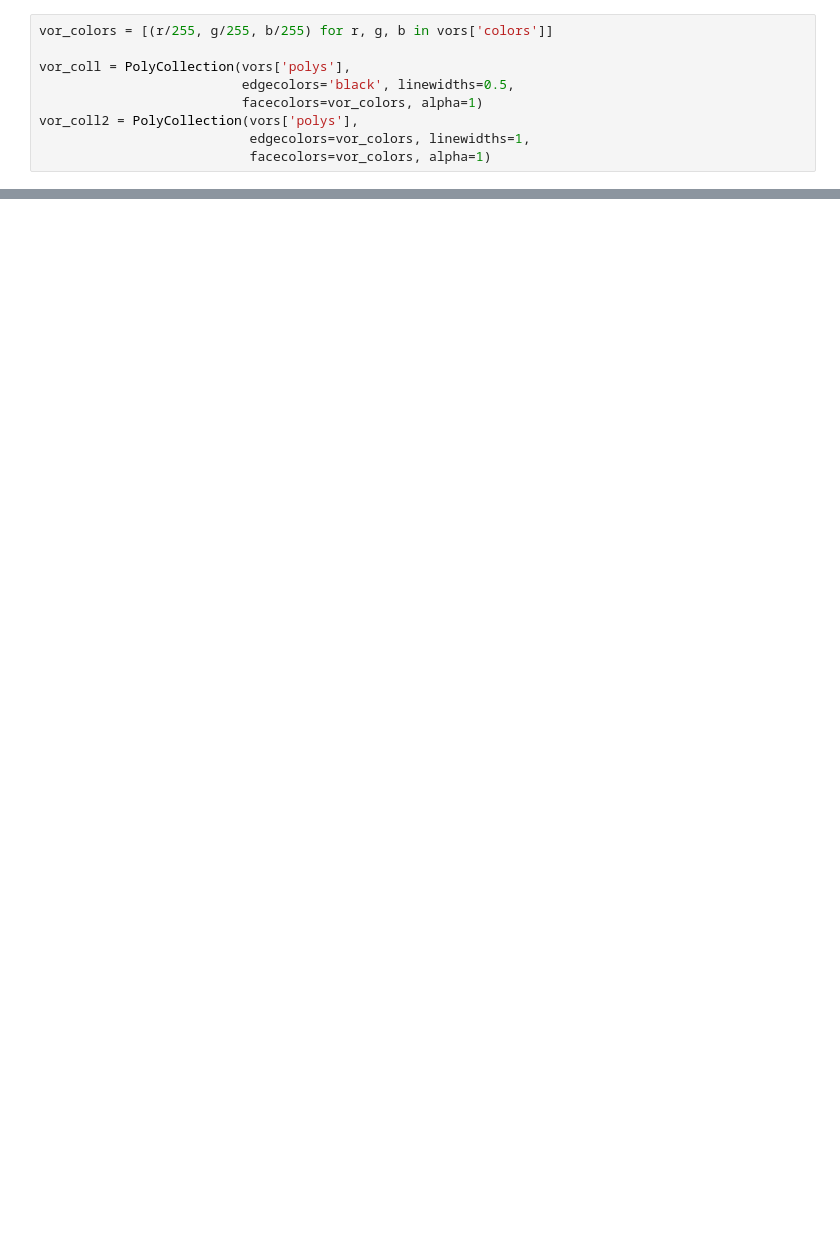
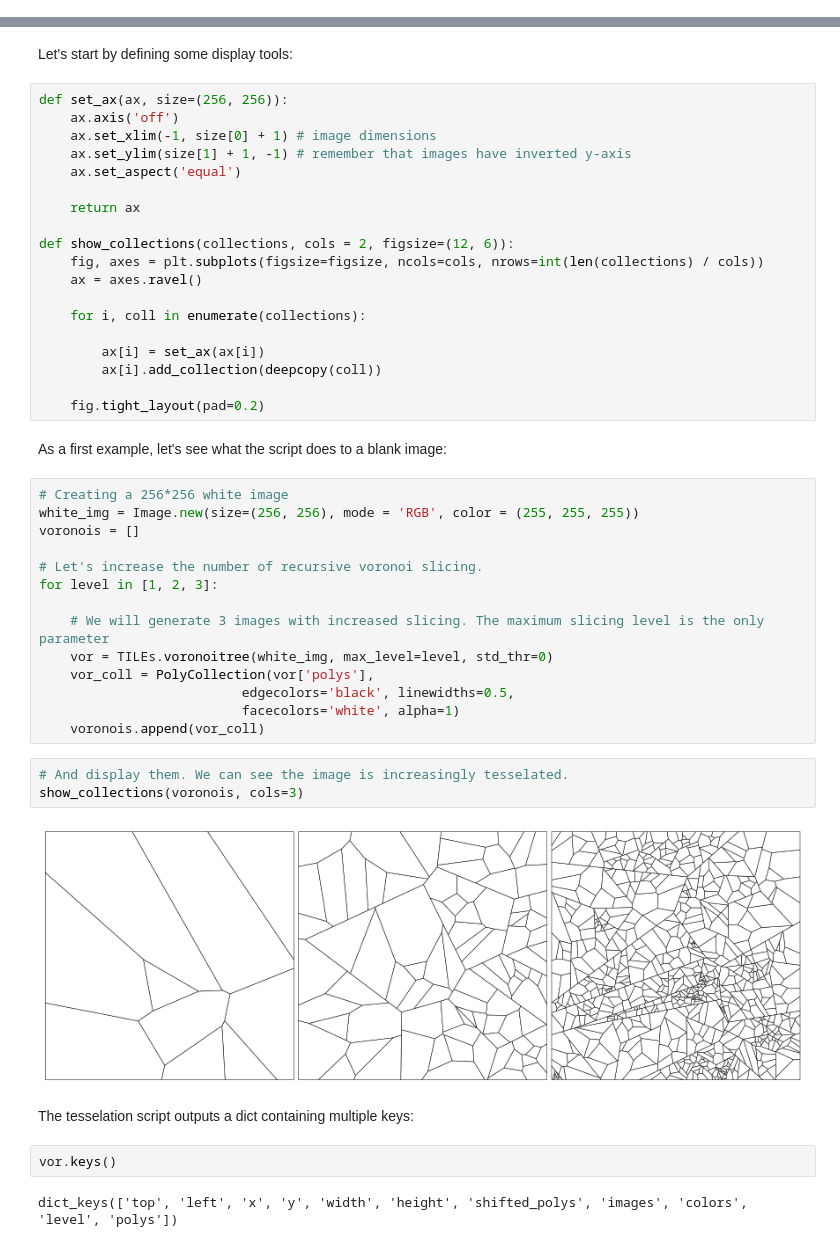
Before and after one commit to Sylvain-Deposit/TILEs, a Jupyter notebook: TILEs example.ipynb, the cells around one changed output, grey strips where cells are left out. Cells and saved outputs as stored; diff of their text form; blank space fills up the shorter version.

```diff
--- a/TILEs example.ipynb
+++ b/TILEs example.ipynb
@@ -85,9 +0,0 @@ vors = TILEs.voronoitree(img, std_thr=40)
-# %%
-vor_colors = [(r/255, g/255, b/255) for r, g, b in vors['colors']]
-
-vor_coll = PolyCollection(vors['polys'],
-                          edgecolors='black', linewidths=0.5,
-                          facecolors=vor_colors, alpha=1)
-vor_coll2 = PolyCollection(vors['polys'],
-                           edgecolors=vor_colors, linewidths=1,
-                           facecolors=vor_colors, alpha=1)
@@ -164,0 +18,48 @@ show_collections([poly_coll, poly_coll2])
+# %% [markdown]
+Let's start by defining some display tools:
+# %%
+def set_ax(ax, size=(256, 256)):
+    ax.axis('off')
+    ax.set_xlim(-1, size[0] + 1) # image dimensions
+    ax.set_ylim(size[1] + 1, -1) # remember that images have inverted y-axis
+    ax.set_aspect('equal')
+
+    return ax
+
+def show_collections(collections, cols = 2, figsize=(12, 6)):
+    fig, axes = plt.subplots(figsize=figsize, ncols=cols, nrows=int(len(collections) / cols))
+    ax = axes.ravel()
+
+    for i, coll in enumerate(collections):
+
+        ax[i] = set_ax(ax[i])
+        ax[i].add_collection(deepcopy(coll))
+
+    fig.tight_layout(pad=0.2)
+# %% [markdown]
+As a first example, let's see what the script does to a blank image:
+# %%
+# Creating a 256*256 white image
+white_img = Image.new(size=(256, 256), mode = 'RGB', color = (255, 255, 255))
+voronois = []
+
+# Let's increase the number of recursive voronoi slicing.
+for level in [1, 2, 3]:
+
+    # We will generate 3 images with increased slicing. The maximum slicing level is the only parameter
+    vor = TILEs.voronoitree(white_img, max_level=level, std_thr=0)
+    vor_coll = PolyCollection(vor['polys'],
+                          edgecolors='black', linewidths=0.5,
+                          facecolors='white', alpha=1)
+    voronois.append(vor_coll)
+# %%
+# And display them. We can see the image is increasingly tesselated.
+show_collections(voronois, cols=3)
+# %% [output]
+[figure, added]
+# %% [markdown]
+The tesselation script outputs a dict containing multiple keys:
+# %%
+vor.keys()
+# %% [output]
+dict_keys(['top', 'left', 'x', 'y', 'width', 'height', 'shifted_polys', 'images', 'colors', 'level', 'polys'])
```
Also changed, not shown: parts of 51 cells of this notebook, 1 other file.
